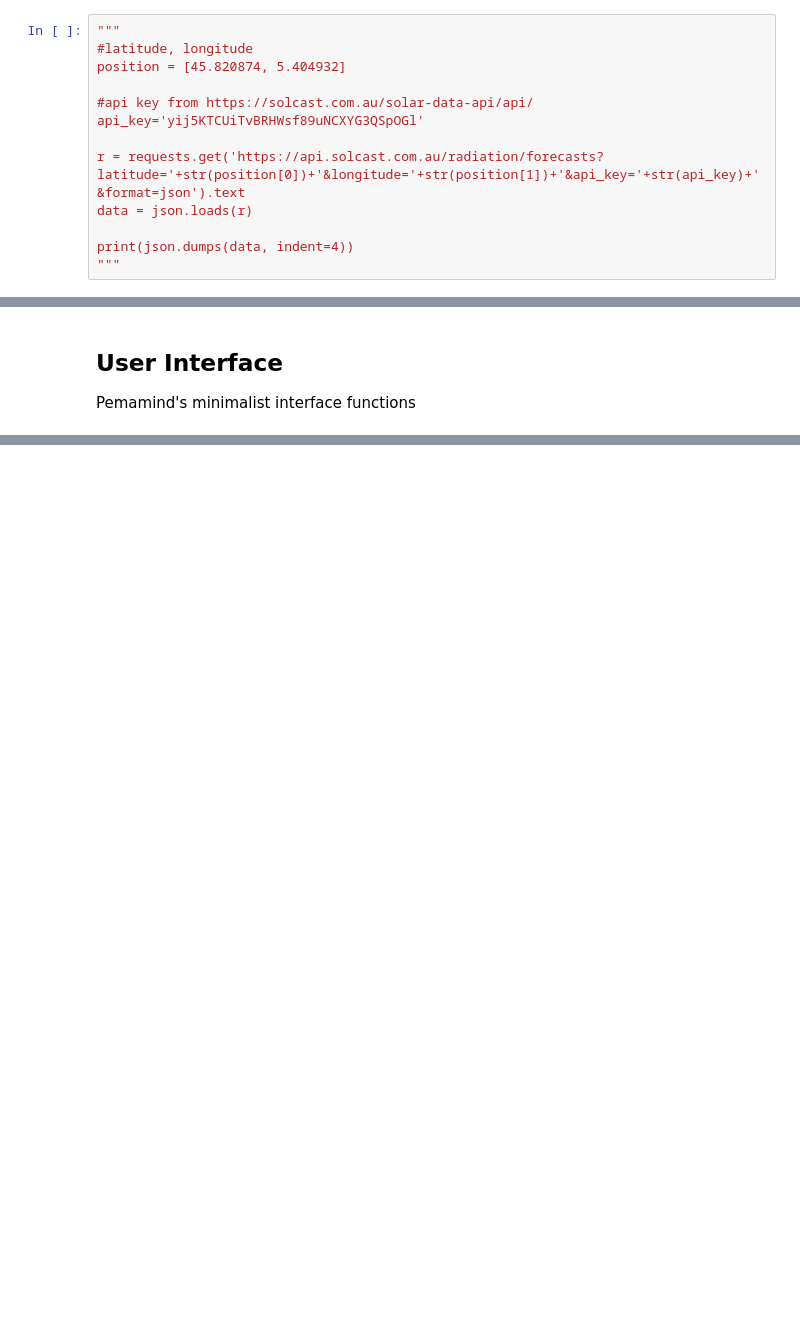
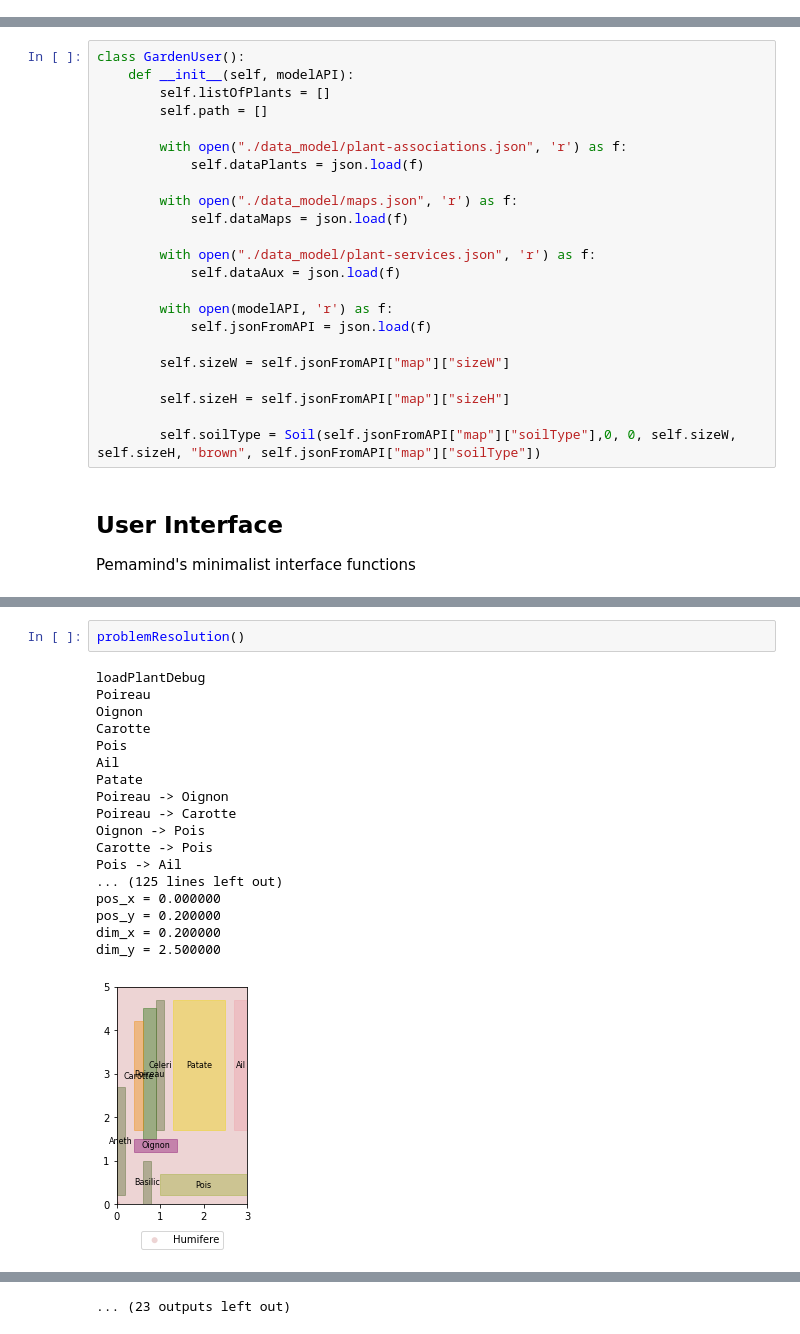
Before and after one commit to FTholin/permamind, a Jupyter notebook: Perma_model/packingModelisation.ipynb, the cells around one changed output, grey strips where cells are left out. Saved outputs shown, nothing was run; the diff lists cells and outputs as text; blank space fills up the shorter version.

Commit message:
New name for packing-modelisation to integrate in api

```diff
--- a/Perma_model/packingModelisation.ipynb
+++ b/Perma_model/packingModelisation.ipynb
@@ -25,13 +25,0 @@ from enum import Enum, unique
-# %%
-"""
-#latitude, longitude
-position = [45.820874, 5.404932]
-
-#api key from https://solcast.com.au/solar-data-api/api/
-api_key='yij5KTCUiTvBRHWsf89uNCXYG3QSpOGl'
-
-r = requests.get('https://api.solcast.com.au/radiation/forecasts?latitude='+str(position[0])+'&longitude='+str(position[1])+'&api_key='+str(api_key)+'&format=json').text
-data = json.loads(r)
-
-print(json.dumps(data, indent=4))
-"""
@@ -607,3 +663,26 @@ def createVar():
+# %%
+class GardenUser():
+    def __init__(self, modelAPI):
+        self.listOfPlants = []
+        self.path = []
+
+        with open("./data_model/plant-associations.json", 'r') as f:
+            self.dataPlants = json.load(f)
+
+        with open("./data_model/maps.json", 'r') as f:
+            self.dataMaps = json.load(f)
+
+        with open("./data_model/plant-services.json", 'r') as f:
+            self.dataAux = json.load(f)
+
+        with open(modelAPI, 'r') as f:
+            self.jsonFromAPI = json.load(f)
+
+        self.sizeW = self.jsonFromAPI["map"]["sizeW"]
+
+        self.sizeH = self.jsonFromAPI["map"]["sizeH"]
+
+        self.soilType = Soil(self.jsonFromAPI["map"]["soilType"],0, 0, self.sizeW, self.sizeH, "brown", self.jsonFromAPI["map"]["soilType"])
 # %% [markdown]
 ## User Interface
 Pemamind's minimalist interface functions
@@ -936,0 +937,21 @@ dim_y = 0.500000
+# %%
+problemResolution()
+# %% [output]
+loadPlantDebug
+Poireau
+Oignon
+Carotte
+Pois
+Ail
+Patate
+Poireau -> Oignon
+Poireau -> Carotte
+Oignon -> Pois
+Carotte -> Pois
+Pois -> Ail
+... (125 lines left out)
+pos_x = 0.000000
+pos_y = 0.200000
+dim_x = 0.200000
+dim_y = 2.500000
+[figure, added]
@@ -936,0 +1048 @@ dim_y = 0.500000
+... (23 outputs left out)
```
Also changed, not shown: parts of 13 cells of this notebook, 1 other file.
